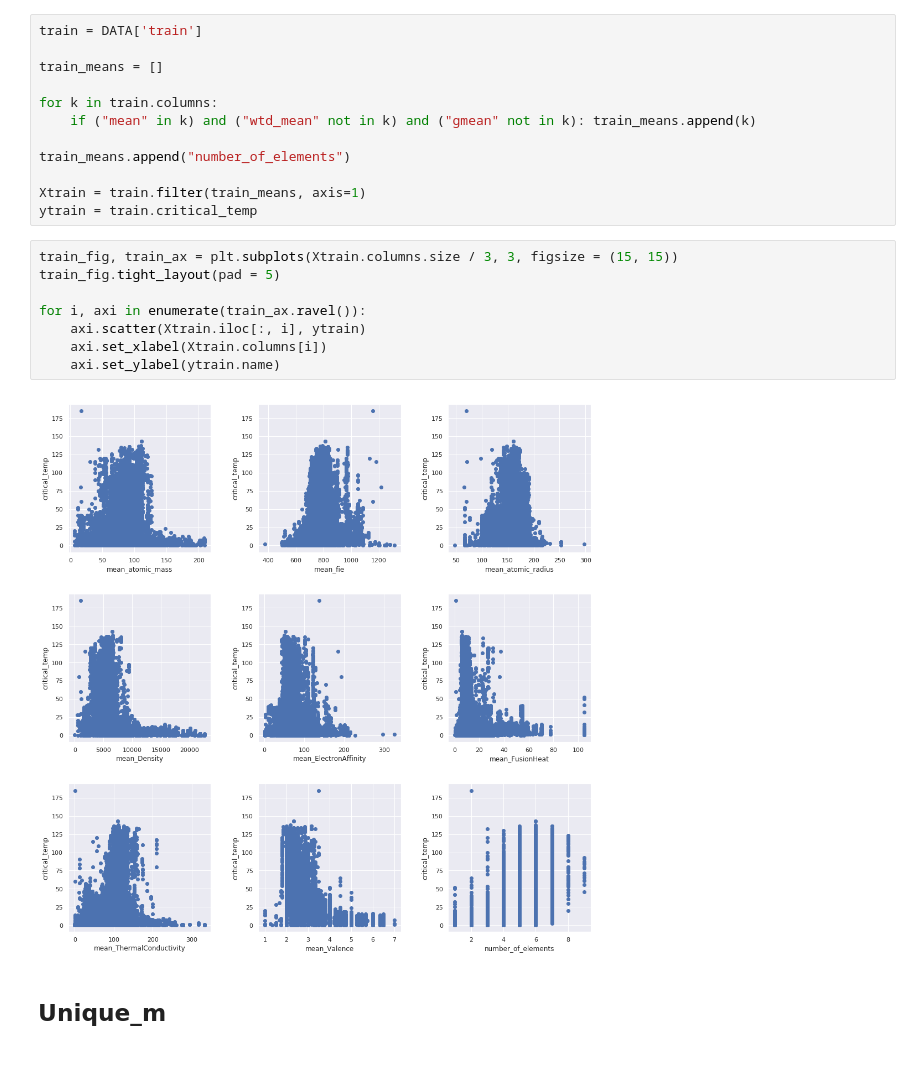
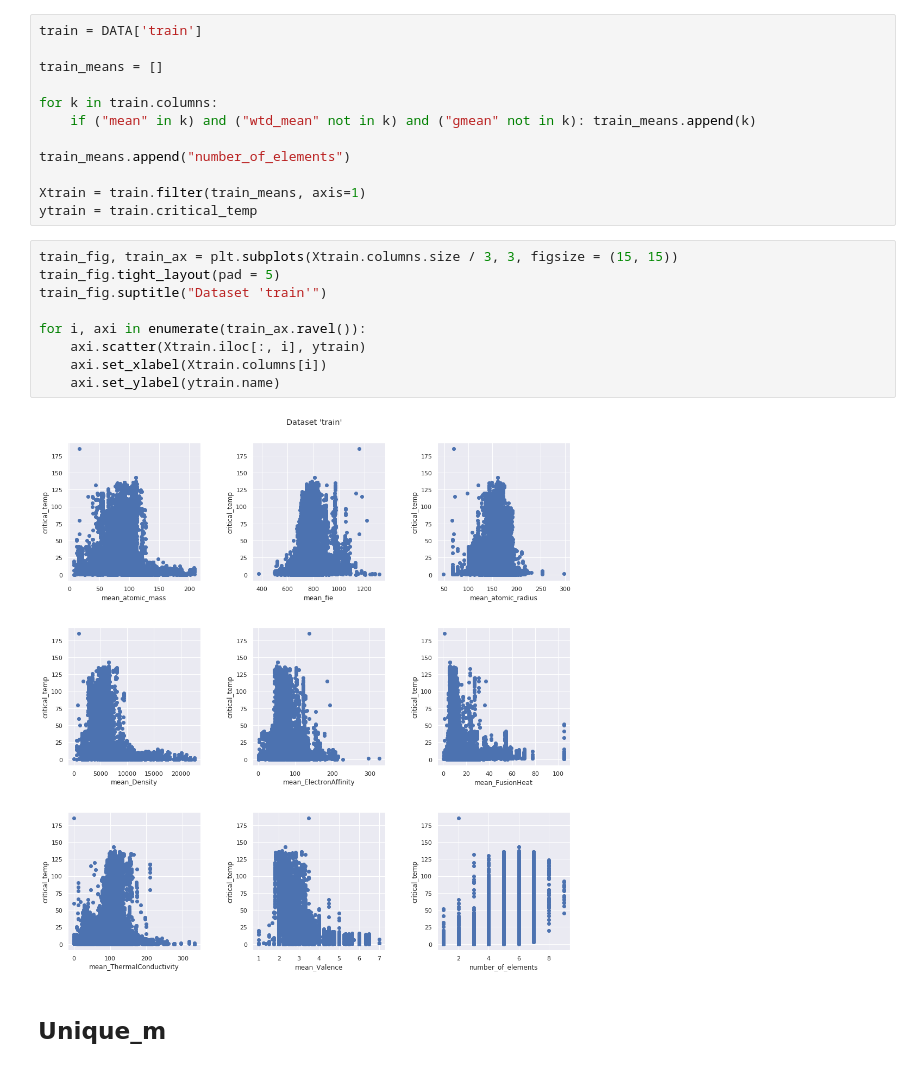
Before and after one commit to OSUScientificComputing464/final-project-colbertz2, a Jupyter notebook: python/visualize.ipynb, the cells around one changed output. Drawn from its saved outputs; the diff is of its cells as text.

Commit message:
unique_m plots need some work

```diff
--- a/python/visualize.ipynb
+++ b/python/visualize.ipynb
@@ -82,13 +82,14 @@ ytrain = train.critical_temp
 # %%
 train_fig, train_ax = plt.subplots(Xtrain.columns.size / 3, 3, figsize = (15, 15))
 train_fig.tight_layout(pad = 5)
+train_fig.suptitle("Dataset 'train'")
 
 for i, axi in enumerate(train_ax.ravel()):
     axi.scatter(Xtrain.iloc[:, i], ytrain)
     axi.set_xlabel(Xtrain.columns[i])
     axi.set_ylabel(ytrain.name)
 # %% [output]
-[figure, old version]
+[figure, new version]
 # %% [markdown]
 ## Unique_m
 # %%
```
Also changed, not shown: parts of 3 cells of this notebook.
